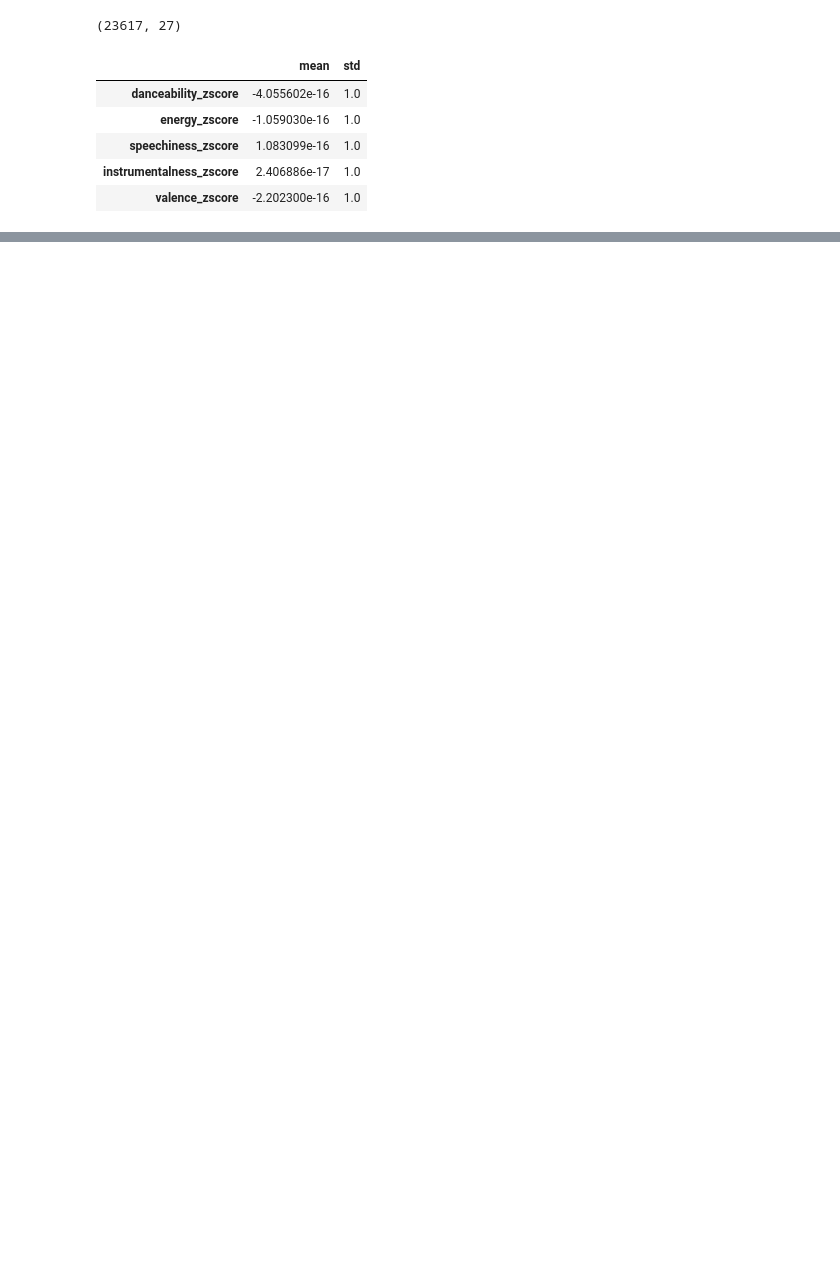
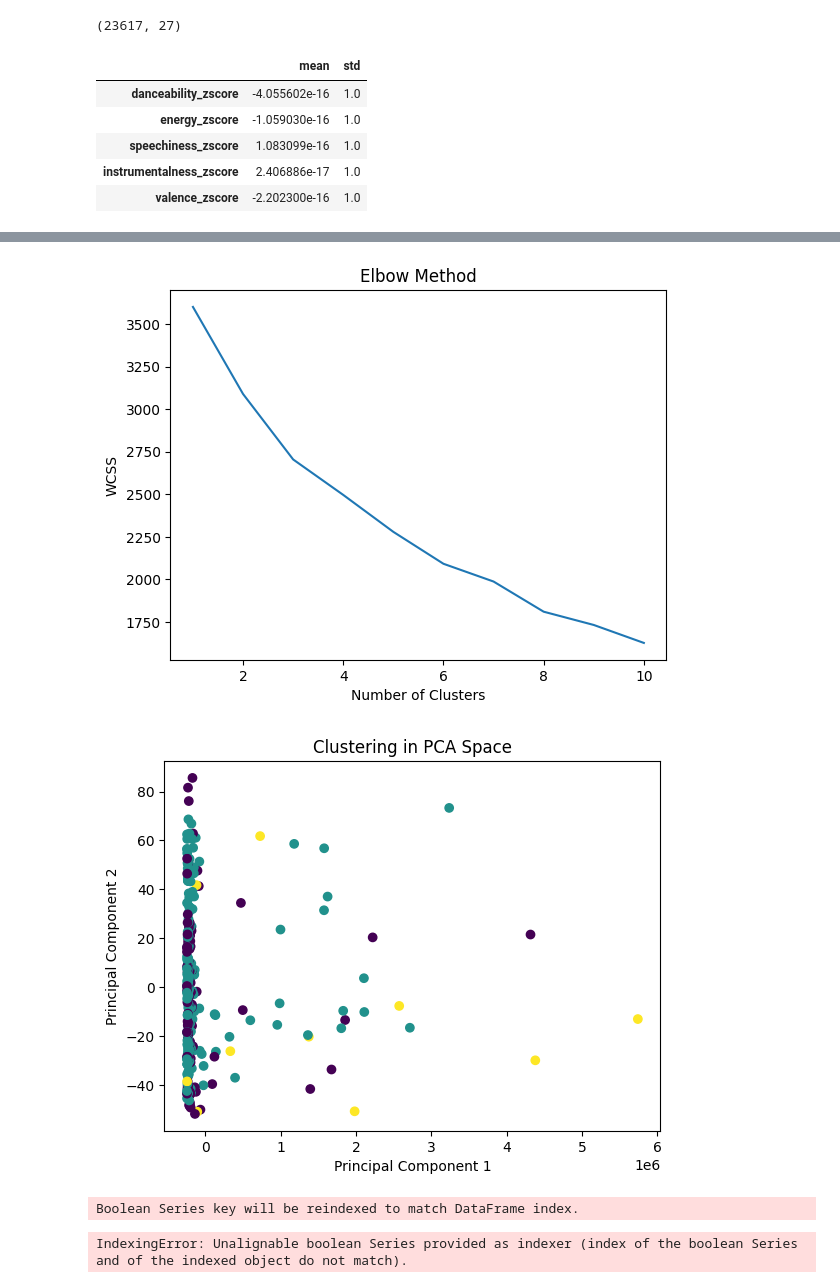
Before and after one commit to mariaolivacalero/DataVisualization, a Jupyter notebook: Spotify/analysis.ipynb, the cells around one changed output, grey strips where cells are left out. Drawn from its saved outputs; the diff is of its cells as text; code cells hidden in the pictures; blank space fills up the shorter version.

```diff
--- a/Spotify/analysis.ipynb
+++ b/Spotify/analysis.ipynb
@@ -382,0 +539,3 @@ __main__.Month
+# %%
+pca = PCA(n_components=2)
+PCA_dim = pca.fit_transform(x)
@@ -382,0 +636,4 @@ __main__.Month
+# %%
+kmeans_model = KMeans(5)
+kmeans_model.fit(x_scaled)
+pca_df['kmeans']=kmeans_model.fit_predict(x_scaled)
@@ -382,0 +699,13 @@ __main__.Month
+# %%
+# Assuming you have already trained the KMeans model and have the cluster labels in pca_df['kmeans']
+
+# Get the list of songs that belong to each cluster
+cluster_songs = []
+for cluster in range(5):
+    songs = distinct_songs_df[pca_df['kmeans'] == cluster][['artistName', 'trackName']]
+    cluster_songs.append(songs)
+
+# Print the list of songs that belong to each cluster
+for cluster, songs in enumerate(cluster_songs):
+    print(f"Cluster {cluster}:")
+    print(songs['trackName'])
@@ -382,0 +730,57 @@ __main__.Month
+# %%
+import pandas as pd
+from sklearn import preprocessing
+from sklearn.decomposition import PCA
+from sklearn.cluster import KMeans
+import matplotlib.pyplot as plt
+
+# ... (your data loading and preprocessing)
+x = distinct_songs_df[['danceability', 'energy', 'key', 'loudness', 'mode', 'speechiness', 'acousticness', 'instrumentalness', 'liveness', 'valence', 'tempo',"msPlayed"]]
+top_songs = x.nlargest(300, 'msPlayed')
+# Feature scaling
+scaler = preprocessing.StandardScaler()
+x_scaled = scaler.fit_transform(top_songs)
+pca = PCA(n_components=2)
+PCA_dim = pca.fit_transform(top_songs)
+pca_df = pd.DataFrame(
+    data = PCA_dim,
+    columns = ['PC1', 'PC2'])
+
+
+# Finding the optimal number of clusters (K) using the elbow method
+wcss = []
+for i in range(1, 11):
+    kmeans = KMeans(n_clusters=i, init='k-means++', max_iter=300, n_init=10, random_state=0)
+    kmeans.fit(x_scaled)
+    wcss.append(kmeans.inertia_)
+
+# Plot the elbow method
+plt.plot(range(1, 11), wcss)
+plt.title('Elbow Method')
+plt.xlabel('Number of Clusters')
+plt.ylabel('WCSS')  # within-cluster sum of squares
+plt.show()
+
+# From the plot, determine the optimal K and update the KMeans model
+optimal_k = 3  # Change this based on the plot
+kmeans_model = KMeans(n_clusters=optimal_k, init='k-means++', max_iter=300, n_init=10, random_state=0)
+
+pca_df['kmeans'] = kmeans_model.fit_predict(x_scaled)
+
+# Visualization (scatter plot in PCA space)
+plt.scatter(pca_df['PC1'], pca_df['PC2'], c=pca_df['kmeans'], cmap='viridis')
+plt.title('Clustering in PCA Space')
+plt.xlabel('Principal Component 1')
+plt.ylabel('Principal Component 2')
+plt.show()
+
+# Get the list of songs that belong to each cluster
+cluster_songs = []
+for cluster in range(optimal_k):
+    songs = distinct_songs_df[pca_df['kmeans'] == cluster][['artistName', 'trackName']]
+    cluster_songs.append(songs)
+# %% [output]
+[figure, added]
+[figure, added]
+Boolean Series key will be reindexed to match DataFrame index.
+IndexingError: Unalignable boolean Series provided as indexer (index of the boolean Series and of the indexed object do not match).
```
Also changed, not shown: parts of 36 cells of this notebook, 4 other files.
